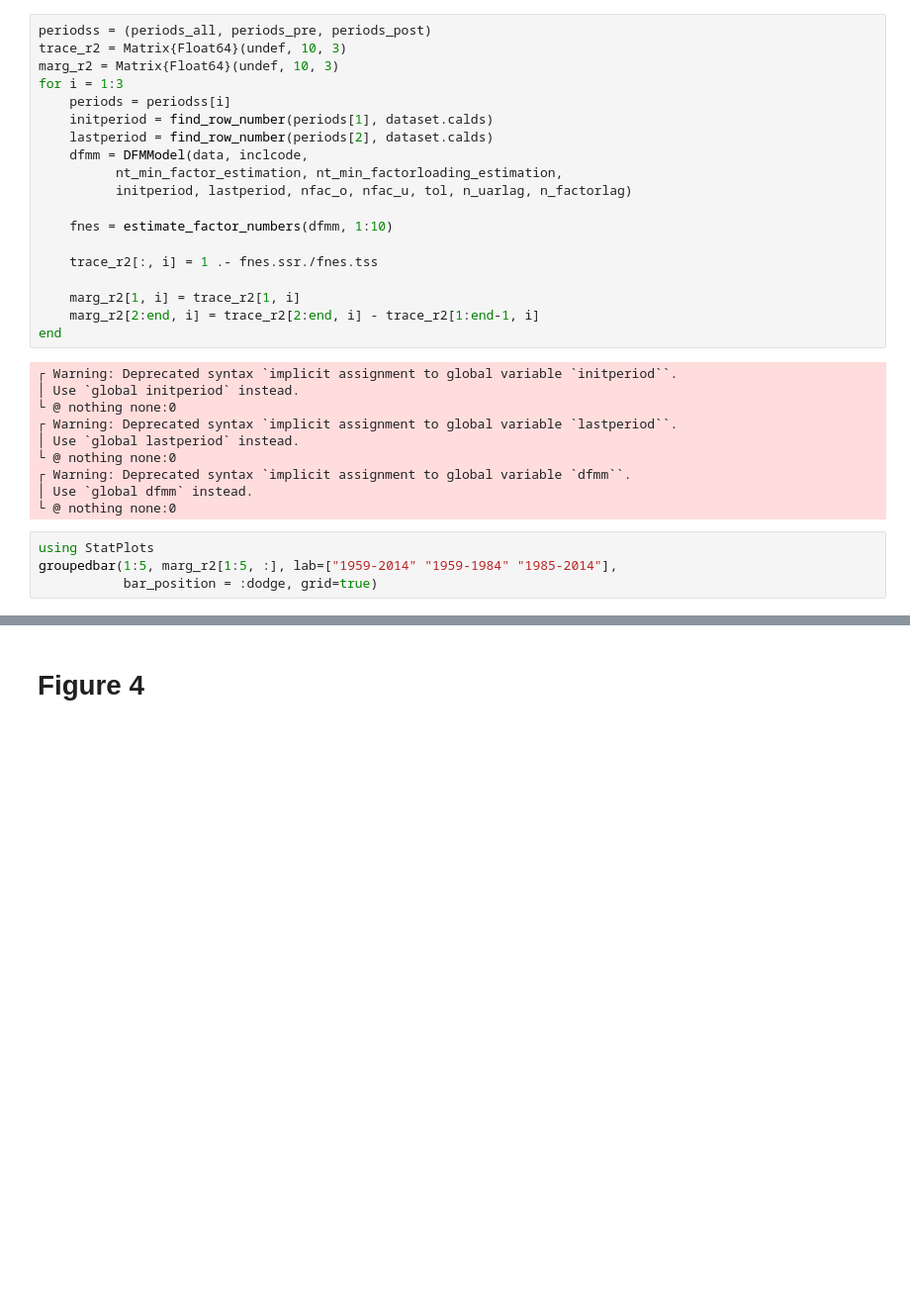
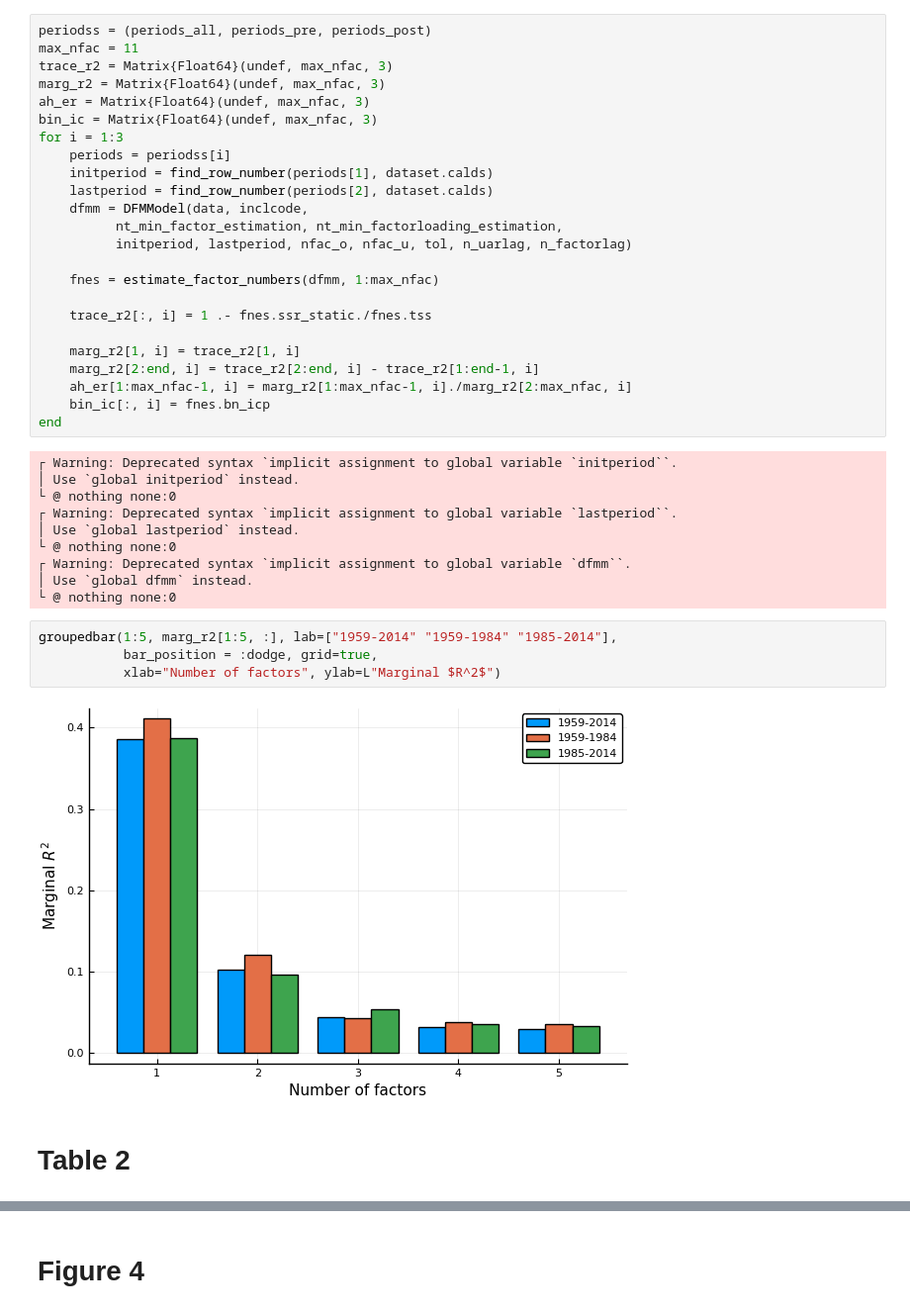
Before and after one commit to QuantEcon/dynamic_factor_models, a Jupyter notebook: Replicate.ipynb, the cells around one changed output, grey strips where cells are left out. Shown: that part at 99% size. Drawn from its saved outputs; the diff is of its cells as text; blank space fills up the shorter version.

Commit message:
add table 2 and figure 6

```diff
--- a/Replicate.ipynb
+++ b/Replicate.ipynb
@@ -132,8 +175,11 @@ periods_post = ((1984, 1), (2014, 4))
 ((1984, 1), (2014, 4))
 # %%
 periodss = (periods_all, periods_pre, periods_post)
-trace_r2 = Matrix{Float64}(undef, 10, 3)
-marg_r2 = Matrix{Float64}(undef, 10, 3)
+max_nfac = 11
+trace_r2 = Matrix{Float64}(undef, max_nfac, 3)
+marg_r2 = Matrix{Float64}(undef, max_nfac, 3)
+ah_er = Matrix{Float64}(undef, max_nfac, 3)
+bin_ic = Matrix{Float64}(undef, max_nfac, 3)
 for i = 1:3
     periods = periodss[i]
     initperiod = find_row_number(periods[1], dataset.calds)
@@ -142,12 +188,14 @@ for i = 1:3
           nt_min_factor_estimation, nt_min_factorloading_estimation,
           initperiod, lastperiod, nfac_o, nfac_u, tol, n_uarlag, n_factorlag)
 
-    fnes = estimate_factor_numbers(dfmm, 1:10)
+    fnes = estimate_factor_numbers(dfmm, 1:max_nfac)
 
-    trace_r2[:, i] = 1 .- fnes.ssr./fnes.tss
+    trace_r2[:, i] = 1 .- fnes.ssr_static./fnes.tss
 
     marg_r2[1, i] = trace_r2[1, i]
     marg_r2[2:end, i] = trace_r2[2:end, i] - trace_r2[1:end-1, i]
+    ah_er[1:max_nfac-1, i] = marg_r2[1:max_nfac-1, i]./marg_r2[2:max_nfac, i]
+    bin_ic[:, i] = fnes.bn_icp
 end
 # %% [output]
 ┌ Warning: Deprecated syntax `implicit assignment to global variable `initperiod``.
@@ -160,6 +208,10 @@ end
 │ Use `global dfmm` instead.
 └ @ nothing none:0
 # %%
-using StatPlots
 groupedbar(1:5, marg_r2[1:5, :], lab=["1959-2014" "1959-1984" "1985-2014"],
-           bar_position = :dodge, grid=true)
+           bar_position = :dodge, grid=true,
+           xlab="Number of factors", ylab=L"Marginal $R^2$")
+# %% [output]
+[figure, added]
+# %% [markdown]
+# Table 2
```
Also changed, not shown: parts of 34 cells of this notebook, 2 other files.
